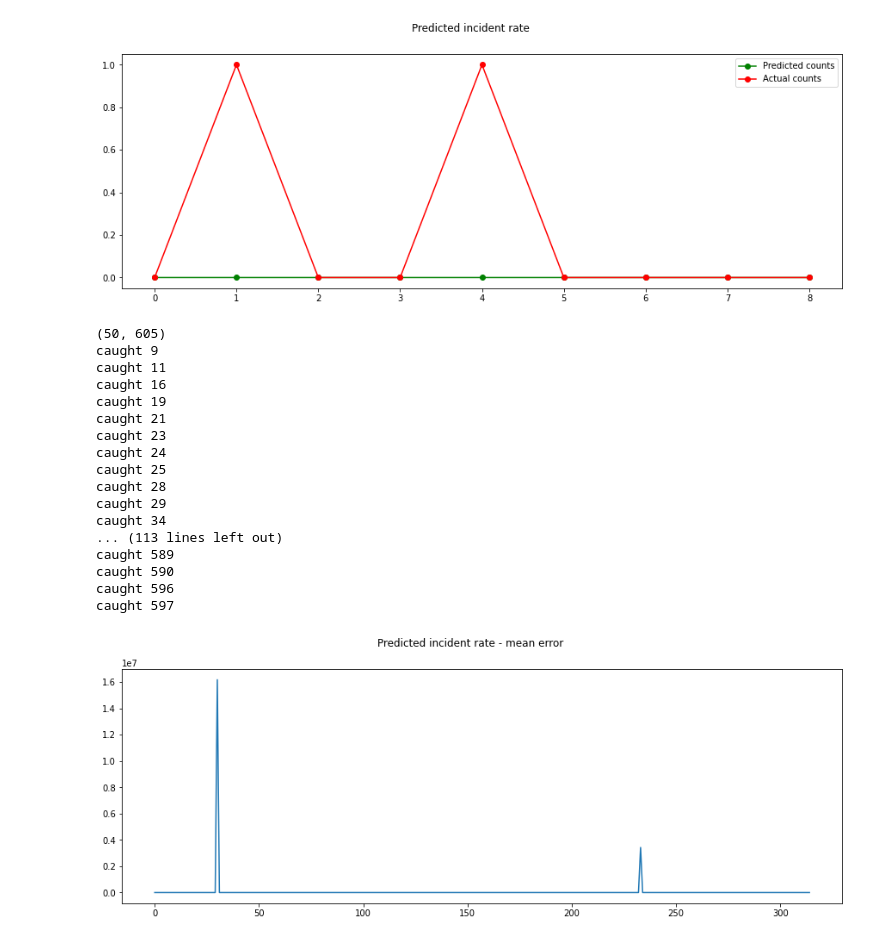
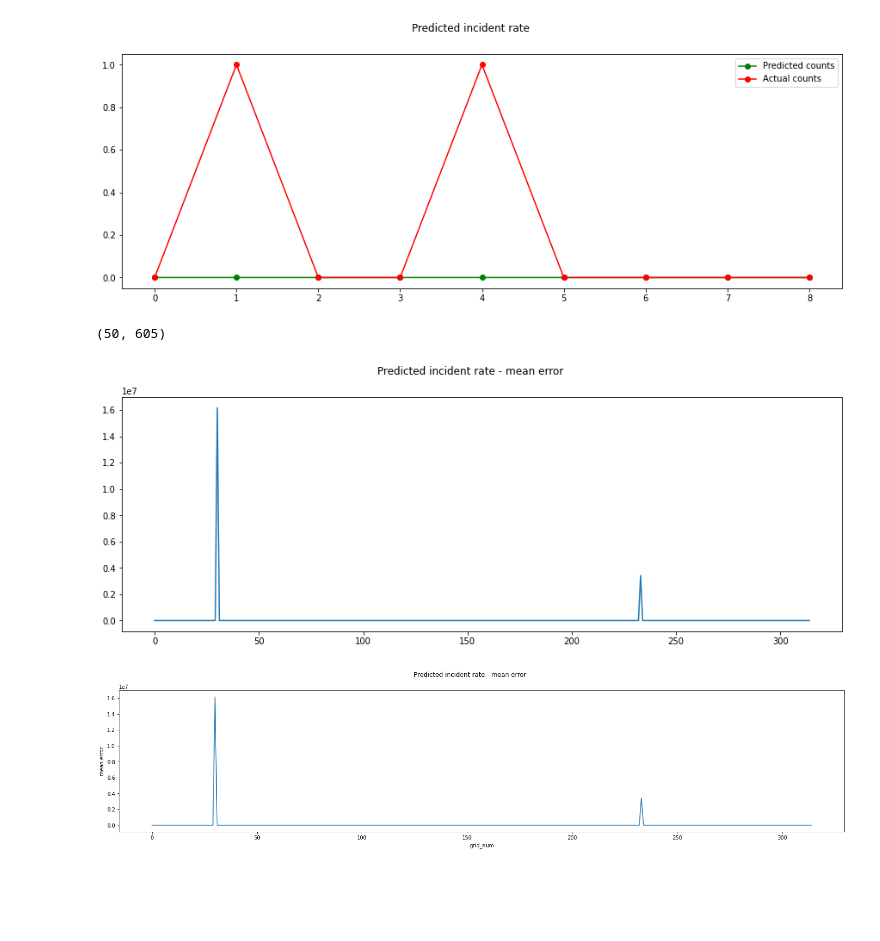
Before and after one commit to rishavsen1/davidson_incidents, a Jupyter notebook: davidson_incidents_PR-updated.ipynb, the cells around one changed output. Drawn from its saved outputs; the diff is of its cells as text; code cells hidden in the pictures; blank space fills up the shorter version.

```diff
--- a/davidson_incidents_PR-updated.ipynb
+++ b/davidson_incidents_PR-updated.ipynb
@@ -566,7 +555,7 @@ for i in range(0,gdf.shape[0]): #gdf.shape[0]
     try:
         poisson_training_results = sm.GLM(y_train, X_train, family=sm.families.Poisson()).fit()
     except:
-        print("caught", i)
+        # print("caught", i)
         continue
     poisson_predictions = poisson_training_results.get_prediction(X_test)
     predictions_summary_frame = poisson_predictions.summary_frame()
@@ -581,29 +570,15 @@ for i in range(0,gdf.shape[0]): #gdf.shape[0]
 #     plt.legend(handles=[predicted, actual])
 #     plt.show()
 #     time.sleep(5)
-
-fig = plt.figure(figsize = (15, 5))
-fig.suptitle('Predicted incident rate - mean error')
-plt.plot(mean_error)
-plt.show()
 # %% [output]
 (50, 605)
-caught 9
-caught 11
-caught 16
-caught 19
-caught 21
-caught 23
-caught 24
-caught 25
-caught 28
-caught 29
-caught 34
-... (113 lines left out)
-caught 589
-caught 590
-caught 596
-caught 597
 [figure]
 # %%
-# incidents_mat[299]
+fig = plt.figure(figsize = (25, 5))
+fig.suptitle('Predicted incident rate - mean error')
+plt.plot(mean_error)
+plt.xlabel("grid_num")
+plt.ylabel("mean error")
+plt.show()
+# %% [output]
+[figure, added]
```
Also changed, not shown: parts of 8 cells of this notebook.
